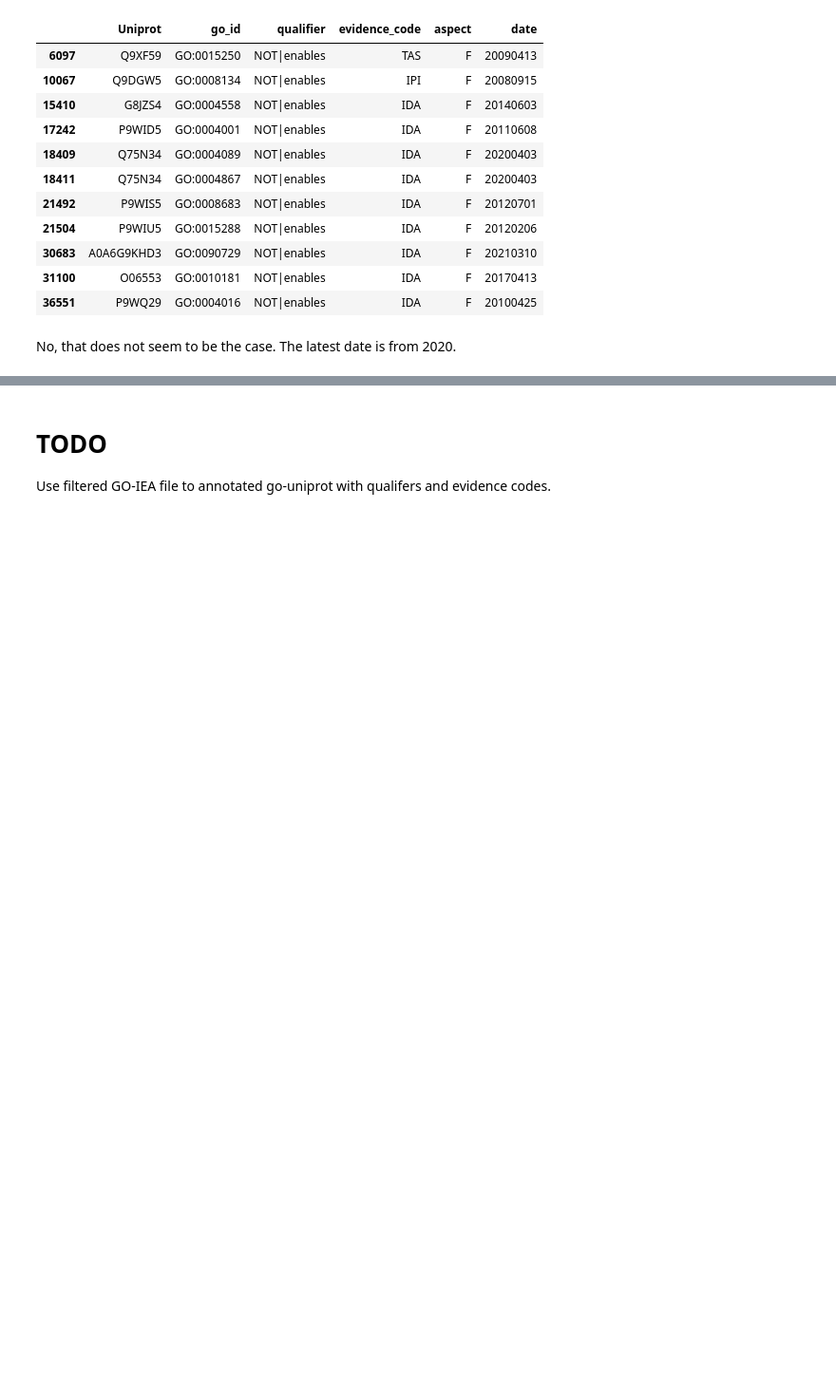
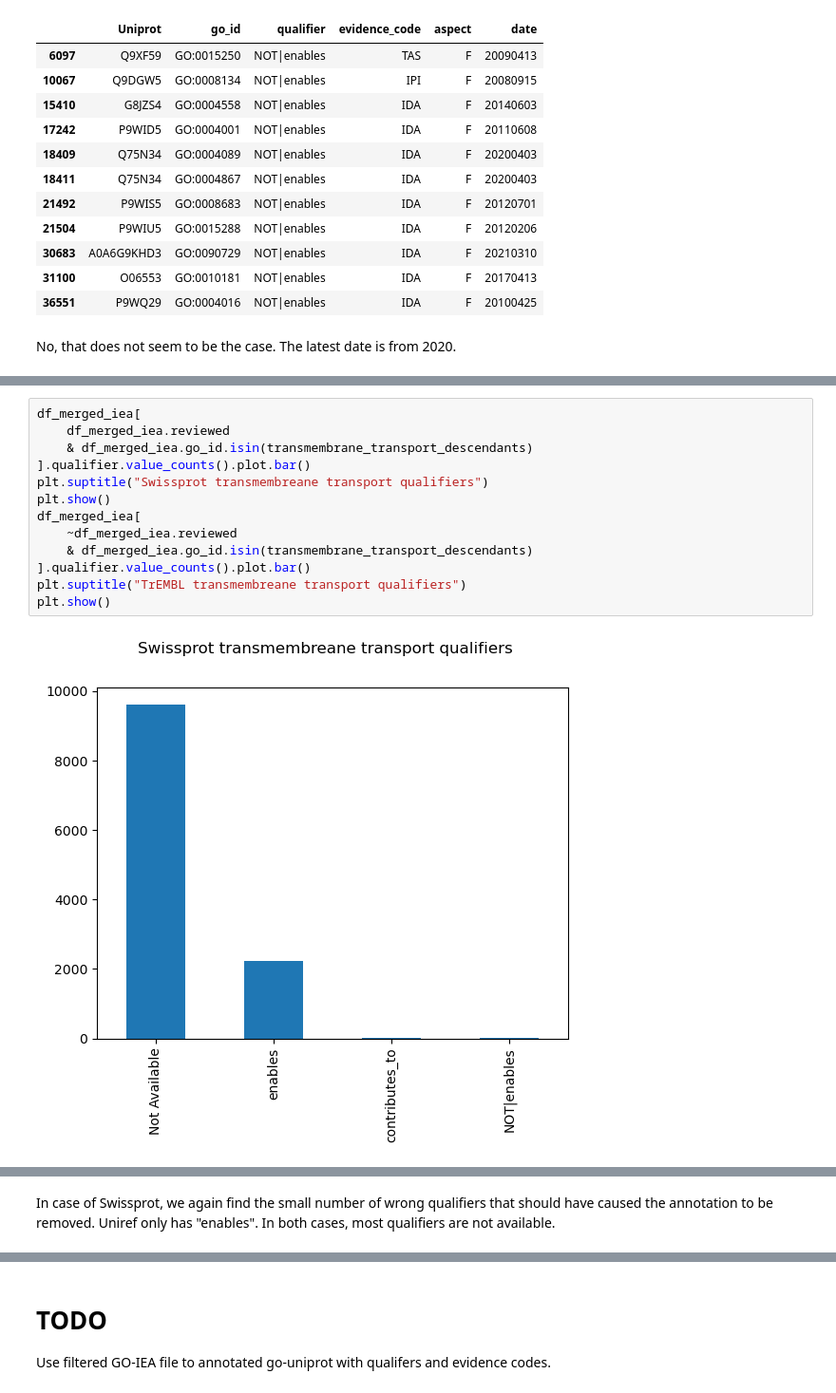
Before and after one commit to adenger/subpred4, a Jupyter notebook: notebooks/trembl_analysis.ipynb, the cells around one changed output, grey strips where cells are left out. Shown at 95% size. Saved outputs shown, nothing was run; the diff lists cells and outputs as text; blank space fills up the shorter version.

```diff
--- a/notebooks/trembl_analysis.ipynb
+++ b/notebooks/trembl_analysis.ipynb
@@ -492,0 +645,15 @@ No, that does not seem to be the case. The latest date is from 2020.
+# %%
+df_merged_iea[
+    df_merged_iea.reviewed
+    & df_merged_iea.go_id.isin(transmembrane_transport_descendants)
+].qualifier.value_counts().plot.bar()
+plt.suptitle("Swissprot transmembreane transport qualifiers")
+plt.show()
+df_merged_iea[
+    ~df_merged_iea.reviewed
+    & df_merged_iea.go_id.isin(transmembrane_transport_descendants)
+].qualifier.value_counts().plot.bar()
+plt.suptitle("TrEMBL transmembreane transport qualifiers")
+plt.show()
+# %% [output]
+[figure, added]
@@ -493,3 +661,5 @@ No, that does not seem to be the case. The latest date is from 2020.
+# %% [markdown]
+In case of Swissprot, we again find the small number of wrong qualifiers that should have caused the annotation to be removed. Uniref only has "enables". In both cases, most qualifiers are not available.
 # %% [markdown]
 ## Summary
 
```
Also changed, not shown: parts of 26 cells of this notebook, 1 other file.
